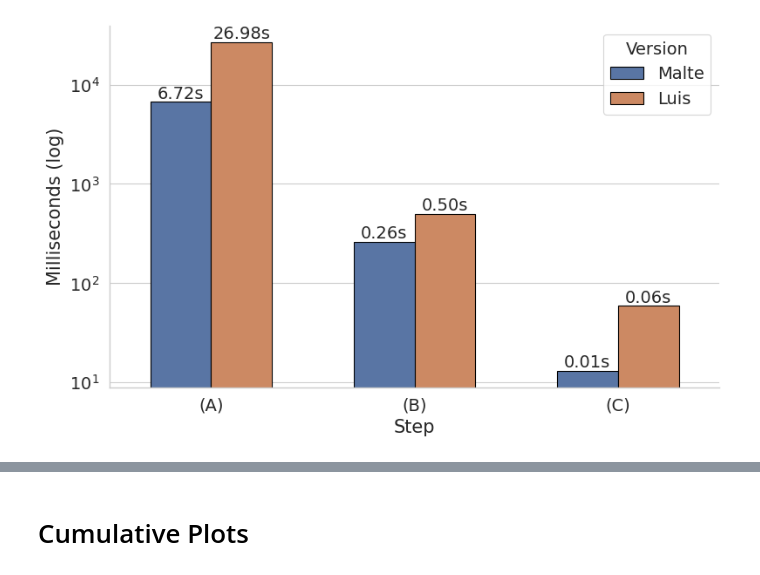
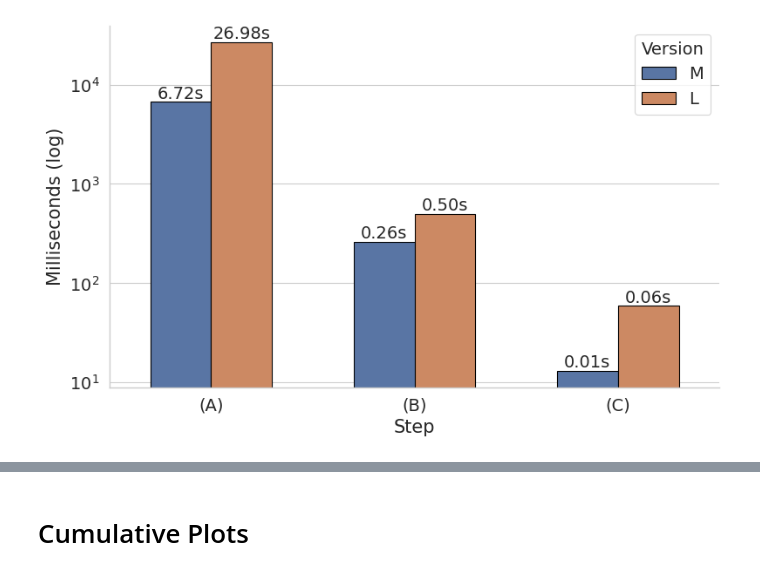
Before and after one commit to mweyrich28/exonSkipping, a Jupyter notebook: src/main/plotting.ipynb, the cells around one changed output, grey strips where cells are left out. Saved outputs shown, nothing was run; the diff lists cells and outputs as text; code cells hidden in the pictures.

```diff
--- a/src/main/plotting.ipynb
+++ b/src/main/plotting.ipynb
@@ -10,7 +10,7 @@ import seaborn as sns
 times = {
     "Step": ["(A)", "(B)", "(C)", "(A)", "(B)", "(C)"],
     "Milliseconds": [6721, 262 , 13, 26977, 498, 59],
-    "Version": ["Malte", "Malte", "Malte", "Luis", "Luis", "Luis"],
+    "Version": ["M", "M", "M", "L", "L", "L"],
 }
 
 # Convert the dictionary into a DataFrame for Seaborn
@@ -21,32 +21,33 @@ plt.figure(figsize=(8, 5))
 
 sns.set()
 sns.set_palette("colorblind")
 sns.set("paper")
 sns.set_style("ticks")
 sns.set_style("whitegrid")
 ax = sns.barplot(
     x="Step", y="Milliseconds", data=df, hue="Version", edgecolor="black", **{"width": 0.6}
 )
 ax.set_title("")
 ax.set_xlabel("Step", fontsize=15)
 ax.set_ylabel("Milliseconds (log)", fontsize=15)
 plt.yscale("log")
 ax.tick_params(axis="both", which="major", labelsize=14)
 plt.tight_layout()
 sns.despine()
 ax.legend(title="Version", fontsize=14, title_fontsize=14)  # Adjust fontsize as needed
 
 
 # Annotate bars with time in seconds
 for p in ax.patches:
     time_ms = p.get_height()  # Get the height of each bar (in ms)
     time_s = time_ms / 1000  # Convert ms to seconds
     ax.text(
         p.get_x() + p.get_width() / 2,  # x-position
         p.get_height(),  # y-position (height of bar)
         f"{time_s:.2f}s",  # Annotation text
         ha="center", va="bottom", fontsize=14  # Center alignment
     )
-plt.savefig("/home/malte/projects/gobi/exonSkipping/report/plots/benchmark_time.jpg", dpi=300, bbox_inches="tight")
+# plt.savefig("/home/malte/projects/gobi/exonSkipping/report/plots/benchmark_time.jpg", dpi=300, bbox_inches="tight")
+plt.savefig("/home/malte/projects/gobi/exonSkipping/report/plots/benchmark_time_E.jpg", dpi=300, bbox_inches="tight")
 # %% [output]
-[figure, old version]
+[figure, new version]
```
Also changed, not shown: parts of 3 cells of this notebook, 1 other file.
